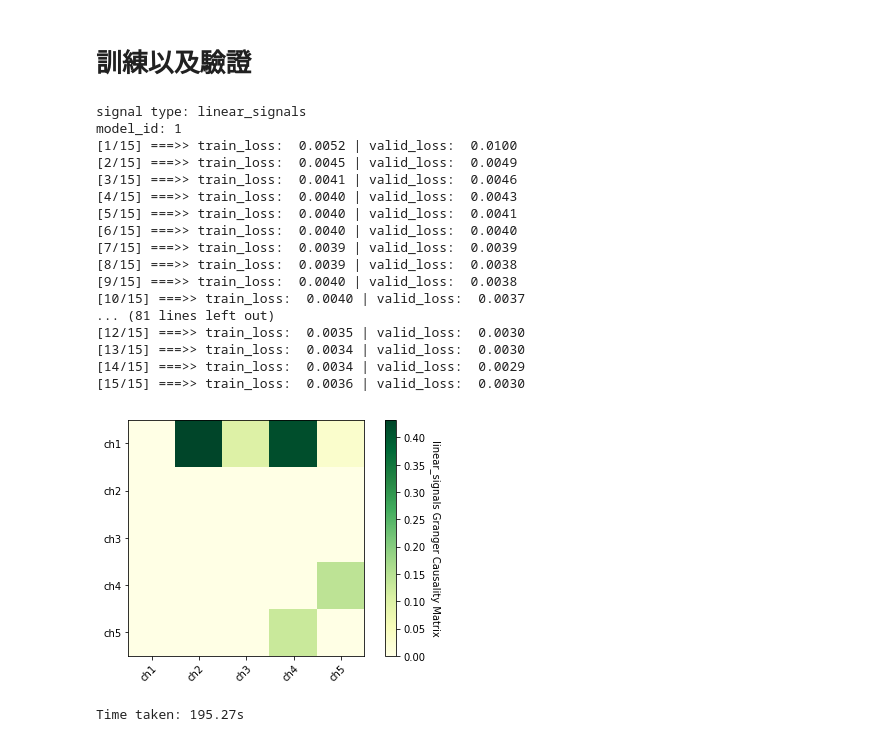
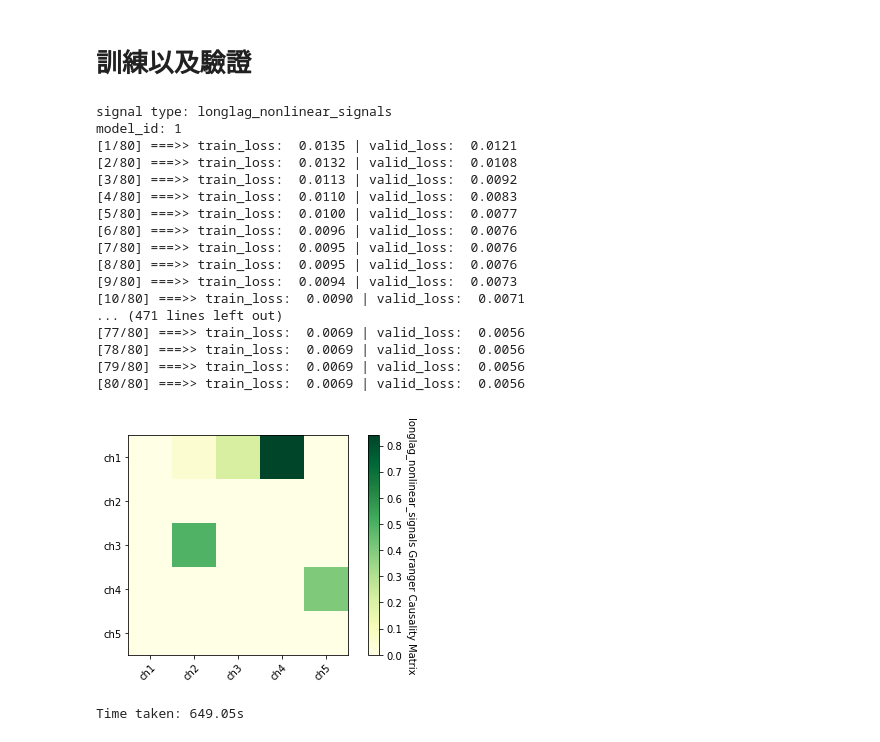
Before and after one commit to MarcoYu0508/GrangerCausality_pytorch, a Jupyter notebook: RNN_GC_jp.ipynb, the cells around one changed output. Cells and saved outputs as stored; diff of their text form; code cells hidden in the pictures.

```diff
--- a/RNN_GC_jp.ipynb
+++ b/RNN_GC_jp.ipynb
@@ -123,7 +136,7 @@ def train_valid(in_dim, hidden_dim, out_dim, ckpt, test_data, loaders):
 def main(s_number):
     #讀取資料
     if signal_type in all_signal_type[:3]:
-        seq_data_all = get_mat_data(f'Data/{signal_type}_noise1.mat', f'{signal_type}')
+        seq_data_all = get_mat_data(f'Data/{signal_type}/{signal_type}_noise1.mat', f'{signal_type}')
     else:
         seq_data_all = get_mat_data(f'Data/{signal_type}/{signal_type}{s_number}.mat', f'{signal_type}')
 
@@ -151,7 +164,7 @@ def main(s_number):
             seq_len=cfg['seq_len'], bt_sz=cfg['bt_sz'])
         loaders = {'train':train_loader, 'valid': valid_loader}
         err = train_valid(cfg['in_dim']-1, cfg['num_hidden'], cfg['out_dim']-1,
-                          f'checkpoints/{signal_type}/{signal_type}{s_number}_model_weights',
+                          f'checkpoints/{signal_type}/{signal_type}{s_number}_model_weights_{ch}',
                           test_loader.dataset.get_tensor_data(), loaders)
         temp += [err]
     temp = torch.stack(temp)
@@ -171,49 +184,49 @@ if __name__ == '__main__':
 
         timer = Timer()
         timer.start()
         #讀入不同種訊號的參數
         config = get_json_data('configs/cfg.json')
         #設定使用 GPU
         device = set_device()
         #訊號種類
         all_signal_type = ['linear_signals', 'nonlinear_signals', 'longlag_nonlinear_signals', 'IMS']
 
         avg_gc_matrix = 0
 
-        signal_type = all_signal_type[0]
+        signal_type = all_signal_type[2]
         print(f'signal type: {signal_type}')
         cfg = config[signal_type]
         for _ in range(cfg['num_trial']):
             avg_gc_matrix += main((i+1)*10)
 
         label = ['ch' + str(t + 1) for t in range(cfg['num_channel'])]
 
         if flag == 1:
             matshow(avg_gc_matrix, label, label, f'{signal_type} Granger Causality Matrix', f'images/{signal_type}/result/{signal_type}{(i+1)*10}_Granger_Matrix'+time.strftime('%Y_%m_%d_%H_%M_%S')+'.png')
             np.savetxt(f'checkpoints/{signal_type}/{signal_type}{(i+1)*10}_granger_matrix.txt', avg_gc_matrix)
         else:
             matshow(avg_gc_matrix, label, label, f'{signal_type} Granger Causality Matrix', f'images/{signal_type}/result/{signal_type}_Granger_Matrix'+time.strftime('%Y_%m_%d_%H_%M_%S')+'.png')
             np.savetxt(f'checkpoints/{signal_type}/{signal_type}_granger_matrix.txt', avg_gc_matrix)
 
         # 計時结束
         timer.stop()
 # %% [output]
-signal type: linear_signals
+signal type: longlag_nonlinear_signals
 model_id: 1
-[1/15] ===>> train_loss:  0.0052 | valid_loss:  0.0100
-[2/15] ===>> train_loss:  0.0045 | valid_loss:  0.0049
-[3/15] ===>> train_loss:  0.0041 | valid_loss:  0.0046
-[4/15] ===>> train_loss:  0.0040 | valid_loss:  0.0043
-[5/15] ===>> train_loss:  0.0040 | valid_loss:  0.0041
-[6/15] ===>> train_loss:  0.0040 | valid_loss:  0.0040
-[7/15] ===>> train_loss:  0.0039 | valid_loss:  0.0039
-[8/15] ===>> train_loss:  0.0039 | valid_loss:  0.0038
-[9/15] ===>> train_loss:  0.0040 | valid_loss:  0.0038
-[10/15] ===>> train_loss:  0.0040 | valid_loss:  0.0037
-... (81 lines left out)
-[12/15] ===>> train_loss:  0.0035 | valid_loss:  0.0030
-[13/15] ===>> train_loss:  0.0034 | valid_loss:  0.0030
-[14/15] ===>> train_loss:  0.0034 | valid_loss:  0.0029
-[15/15] ===>> train_loss:  0.0036 | valid_loss:  0.0030
+[1/80] ===>> train_loss:  0.0135 | valid_loss:  0.0121
+[2/80] ===>> train_loss:  0.0132 | valid_loss:  0.0108
+[3/80] ===>> train_loss:  0.0113 | valid_loss:  0.0092
+[4/80] ===>> train_loss:  0.0110 | valid_loss:  0.0083
+[5/80] ===>> train_loss:  0.0100 | valid_loss:  0.0077
+[6/80] ===>> train_loss:  0.0096 | valid_loss:  0.0076
+[7/80] ===>> train_loss:  0.0095 | valid_loss:  0.0076
+[8/80] ===>> train_loss:  0.0095 | valid_loss:  0.0076
+[9/80] ===>> train_loss:  0.0094 | valid_loss:  0.0073
+[10/80] ===>> train_loss:  0.0090 | valid_loss:  0.0071
+... (471 lines left out)
+[77/80] ===>> train_loss:  0.0069 | valid_loss:  0.0056
+[78/80] ===>> train_loss:  0.0069 | valid_loss:  0.0056
+[79/80] ===>> train_loss:  0.0069 | valid_loss:  0.0056
+[80/80] ===>> train_loss:  0.0069 | valid_loss:  0.0056
-[figure, old version]
+[figure, new version]
-Time taken: 195.27s
+Time taken: 649.05s
```
Also changed, not shown: parts of 5 cells of this notebook.
